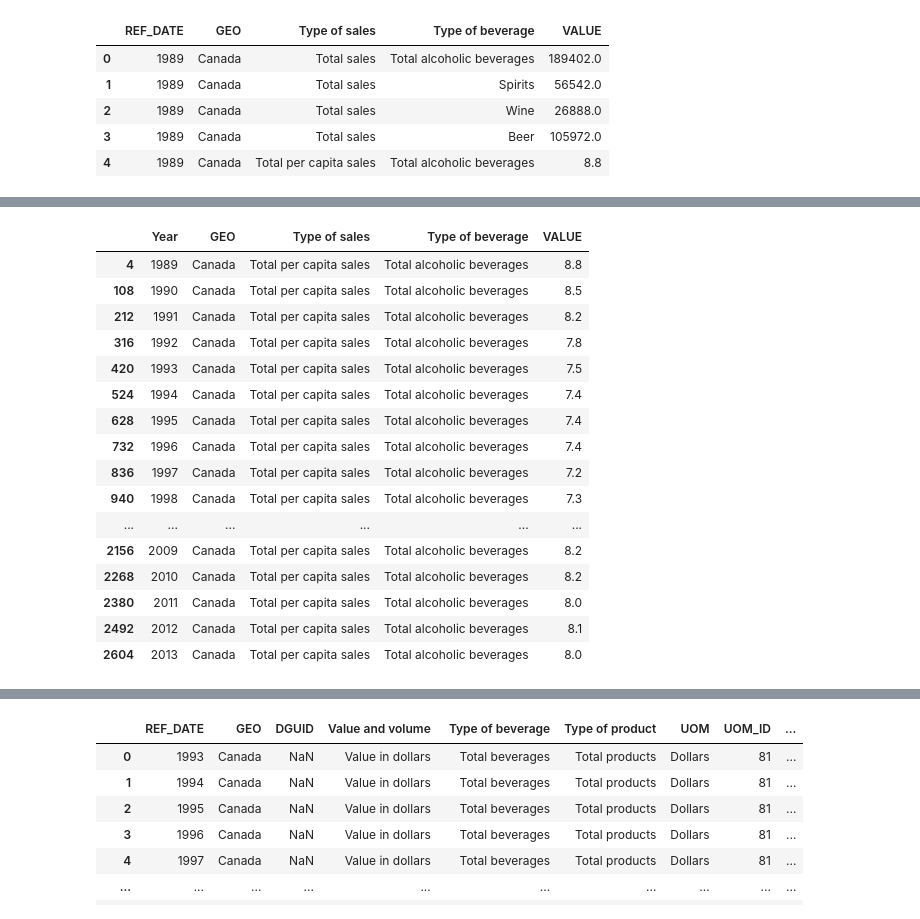
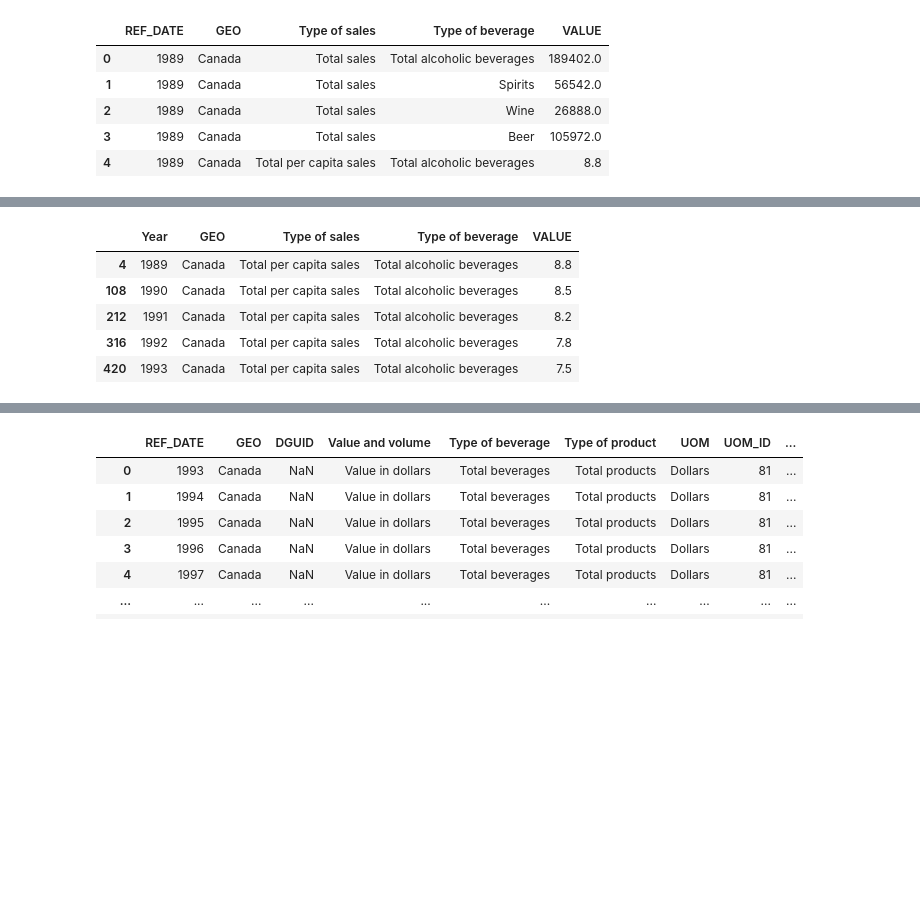
Before and after one commit to MattDavies1/Data-Bootcamp-Project, a Jupyter notebook: alc_sales.ipynb, the cells around one changed output, grey strips where cells are left out. Drawn from its saved outputs; the diff is of its cells as text; code cells hidden in the pictures; blank space fills up the shorter version.

```diff
--- a/alc_sales.ipynb
+++ b/alc_sales.ipynb
@@ -31,7 +31,7 @@ alc_sales.head()
 | 3 | 1989 | Canada | Total sales | Beer | 105972.0 |
 | 4 | 1989 | Canada | Total per capita sales | Total alcoholic beverages | 8.8 |
 # %%
-alc_sales = alc_sales.rename(columns={"REF_DATE":'Year'})
+alc_sales = alc_sales.rename(columns={"REF_DATE":'Year',"VALUE":"Total Sales"})
 # %%
 alc_sales.head()
 # %% [output]
@@ -130,25 +116,14 @@ can_total_capita = alc_sales.loc[(alc_sales["Type of sales"]== "Total per capita
                                  (alc_sales["GEO"]=="Canada")
                                  ,:]
 # %%
-can_total_capita
+can_total_capita.head()
 # %% [output]
 |  | Year | GEO | Type of sales | Type of beverage | VALUE |
 | 4 | 1989 | Canada | Total per capita sales | Total alcoholic beverages | 8.8 |
 | 108 | 1990 | Canada | Total per capita sales | Total alcoholic beverages | 8.5 |
 | 212 | 1991 | Canada | Total per capita sales | Total alcoholic beverages | 8.2 |
 | 316 | 1992 | Canada | Total per capita sales | Total alcoholic beverages | 7.8 |
 | 420 | 1993 | Canada | Total per capita sales | Total alcoholic beverages | 7.5 |
-| 524 | 1994 | Canada | Total per capita sales | Total alcoholic beverages | 7.4 |
-| 628 | 1995 | Canada | Total per capita sales | Total alcoholic beverages | 7.4 |
-| 732 | 1996 | Canada | Total per capita sales | Total alcoholic beverages | 7.4 |
-| 836 | 1997 | Canada | Total per capita sales | Total alcoholic beverages | 7.2 |
-| 940 | 1998 | Canada | Total per capita sales | Total alcoholic beverages | 7.3 |
-| ... | ... | ... | ... | ... | ... |
-| 2156 | 2009 | Canada | Total per capita sales | Total alcoholic beverages | 8.2 |
-| 2268 | 2010 | Canada | Total per capita sales | Total alcoholic beverages | 8.2 |
-| 2380 | 2011 | Canada | Total per capita sales | Total alcoholic beverages | 8.0 |
-| 2492 | 2012 | Canada | Total per capita sales | Total alcoholic beverages | 8.1 |
-| 2604 | 2013 | Canada | Total per capita sales | Total alcoholic beverages | 8.0 |
 # %%
 plt.plot(can_total_capita["Year"],can_total_capita["VALUE"])
 plt.xticks(can_total_capita["Year"],rotation = "vertical")
```
Also changed, not shown: parts of 19 cells of this notebook.
